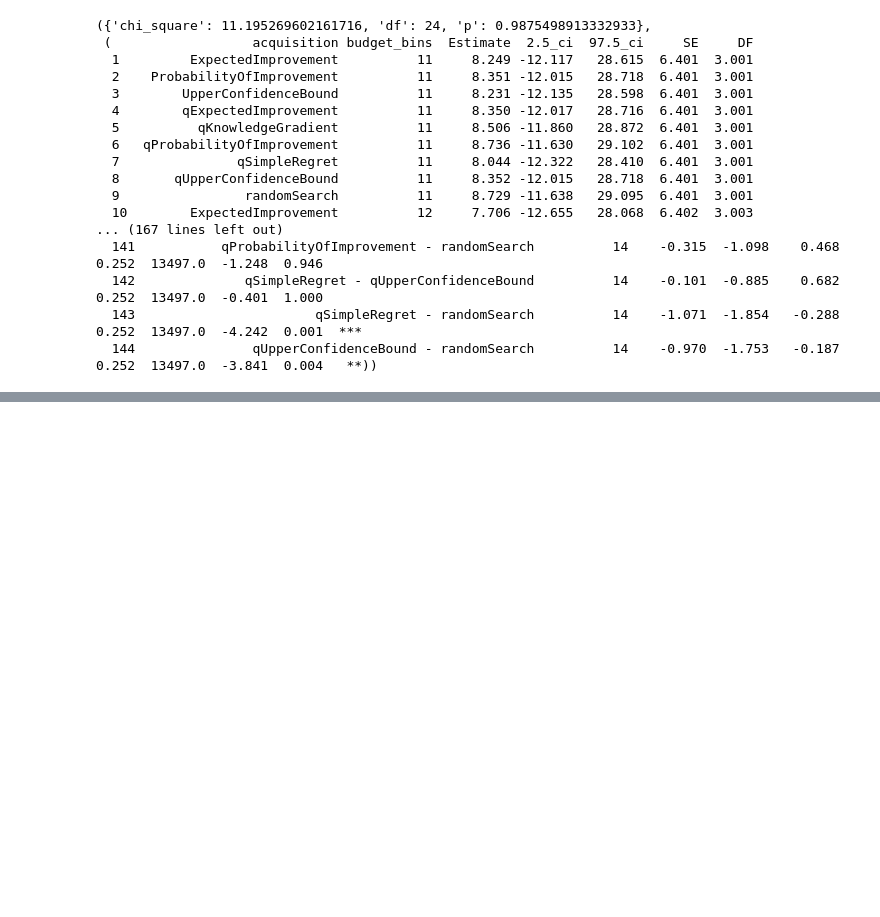
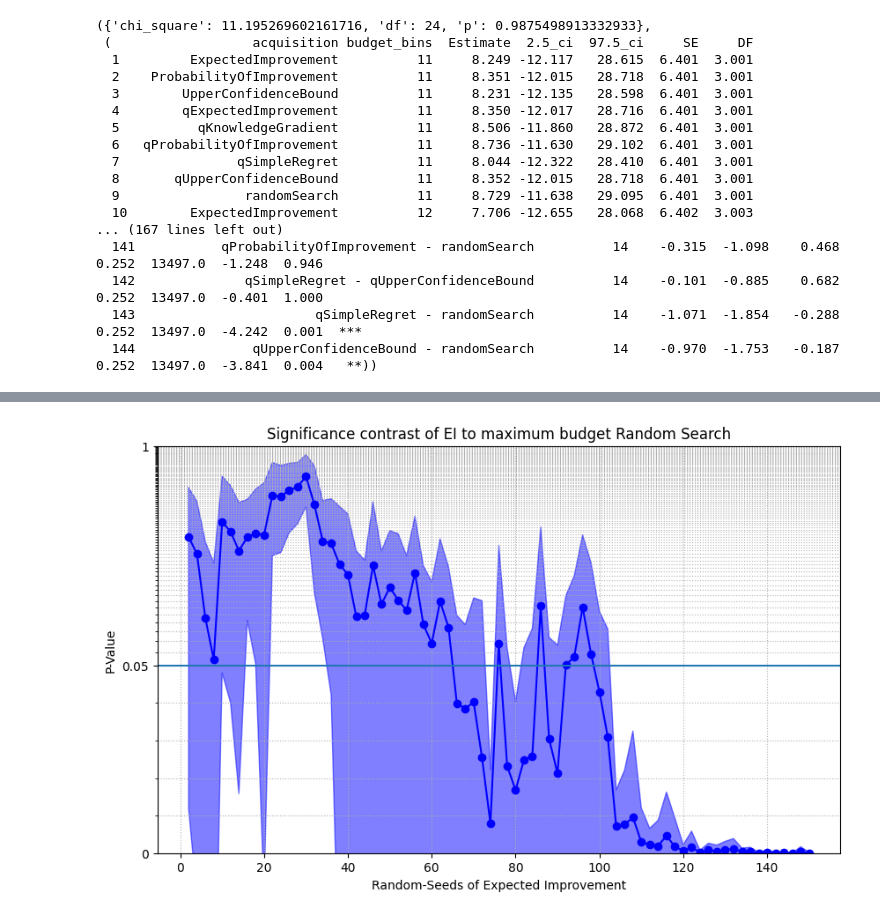
Before and after one commit to automl-private/significance_analysis, a Jupyter notebook: significance_analysis_example/testfield.ipynb, the cells around one changed output, grey strips where cells are left out. Saved outputs shown, nothing was run; the diff lists cells and outputs as text; code cells hidden in the pictures; blank space fills up the shorter version.

```diff
--- a/significance_analysis_example/testfield.ipynb
+++ b/significance_analysis_example/testfield.ipynb
@@ -164,0 +218,34 @@ Done
+# %%
+from matplotlib.ticker import MultipleLocator
+#print(x_data)
+import csv
+
+with open('25_runs', 'w') as f:
+
+    # using csv.writer method from CSV package
+    write = csv.writer(f)
+
+    write.writerows(x_data)
+
+x_data=np.asarray(x_data)
+x_mean=np.mean(x_data,axis=0)
+x_std=np.std(x_data,axis=0)
+y_data=np.linspace(min_runs,max_runs,len(x_data[0]))
+#algo_combo_names=list(result[1][1]["Contrast"].unique())
+
+_, axis = plt.subplots(figsize=(10, 6))
+axis.plot(y_data, x_mean, 'b-o', label='Mean')
+axis.fill_between(y_data, x_mean - x_std, x_mean + x_std, alpha=0.5, color='blue', label='Uncertainty interval')
+axis.set_xlabel("Random-Seeds of Expected Improvement")
+axis.set_title(f"Significance contrast of EI to maximum budget Random Search")
+axis.set_yscale("symlog",linthresh=0.05)
+axis.axhline(y=0.05)
+axis.yaxis.set_minor_locator(MultipleLocator(0.01))
+plt.ylim(0, 1)
+plt.yticks(ticks=[0, 0.05, 1], labels=[0, 0.05, 1])
+axis.set_ylabel("P-Value")
+plt.grid(which="both",linestyle="dotted")
+#axis.legend()
+plt.show()
+# %% [output]
+[figure, added]
```
Also changed, not shown: parts of 5 cells of this notebook, 1 other file.
